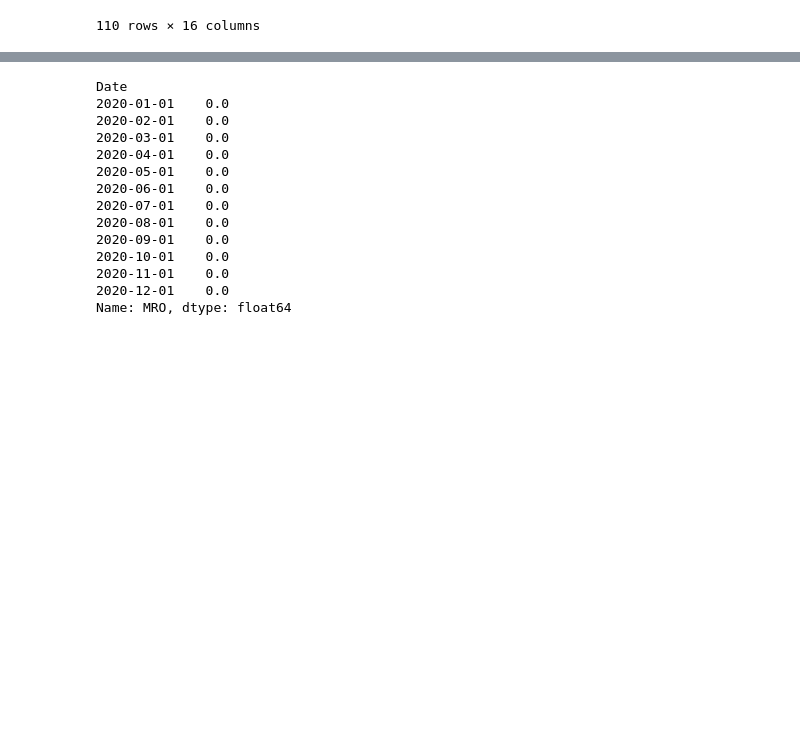
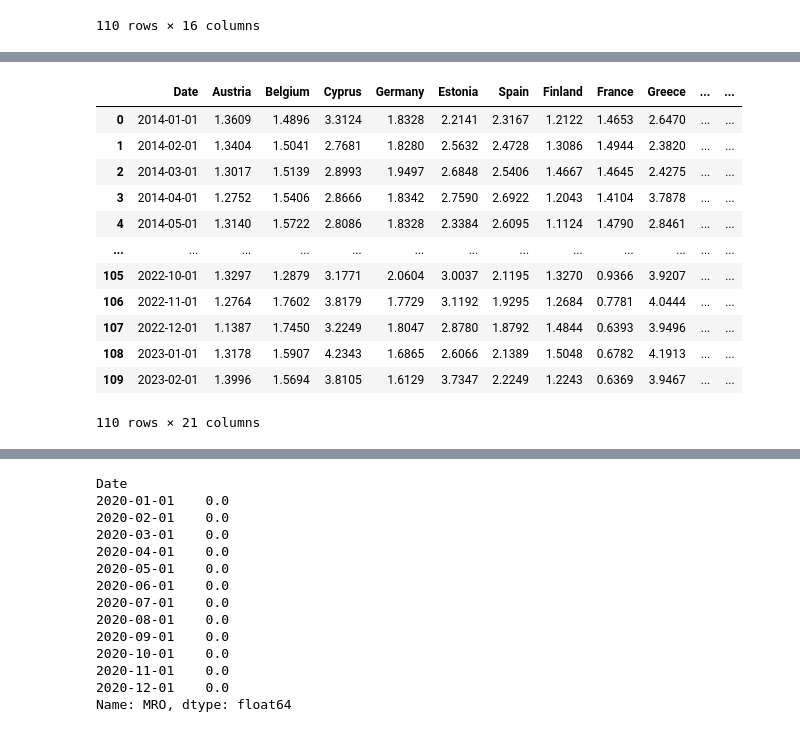
Before and after one commit to tommasograndi/Banking_research_2, a Jupyter notebook: script.ipynb, the cells around one changed output, grey strips where cells are left out. Cells and saved outputs as stored; diff of their text form; code cells hidden in the pictures; blank space fills up the shorter version.

```diff
--- a/script.ipynb
+++ b/script.ipynb
@@ -129,3 +129,21 @@ data.head()
 | 2014-03-01 | 0.25 | 2.97 | 3.16 | 3.64 | 3.18 | ... |
 | 2014-04-01 | 0.25 | 2.96 | 3.13 | 3.65 | 3.18 | ... |
 | 2014-05-01 | 0.25 | 2.90 | 3.06 | 3.60 | 3.17 | ... |
+# %%
+margins = pd.read_excel('datasets/banks_lending_margins.xls', sheet_name='Sheet1')
+margins = margins.iloc[::-1,].reset_index(drop=True)
+margins
+# %% [output]
+|  | Date | Austria | Belgium | Cyprus | Germany | Estonia | Spain | Finland | France | Greece | ... | ... |
+| 0 | 2014-01-01 | 1.3609 | 1.4896 | 3.3124 | 1.8328 | 2.2141 | 2.3167 | 1.2122 | 1.4653 | 2.6470 | ... | ... |
+| 1 | 2014-02-01 | 1.3404 | 1.5041 | 2.7681 | 1.8280 | 2.5632 | 2.4728 | 1.3086 | 1.4944 | 2.3820 | ... | ... |
+| 2 | 2014-03-01 | 1.3017 | 1.5139 | 2.8993 | 1.9497 | 2.6848 | 2.5406 | 1.4667 | 1.4645 | 2.4275 | ... | ... |
+| 3 | 2014-04-01 | 1.2752 | 1.5406 | 2.8666 | 1.8342 | 2.7590 | 2.6922 | 1.2043 | 1.4104 | 3.7878 | ... | ... |
+| 4 | 2014-05-01 | 1.3140 | 1.5722 | 2.8086 | 1.8328 | 2.3384 | 2.6095 | 1.1124 | 1.4790 | 2.8461 | ... | ... |
+| ... | ... | ... | ... | ... | ... | ... | ... | ... | ... | ... | ... | ... |
+| 105 | 2022-10-01 | 1.3297 | 1.2879 | 3.1771 | 2.0604 | 3.0037 | 2.1195 | 1.3270 | 0.9366 | 3.9207 | ... | ... |
+| 106 | 2022-11-01 | 1.2764 | 1.7602 | 3.8179 | 1.7729 | 3.1192 | 1.9295 | 1.2684 | 0.7781 | 4.0444 | ... | ... |
+| 107 | 2022-12-01 | 1.1387 | 1.7450 | 3.2249 | 1.8047 | 2.8780 | 1.8792 | 1.4844 | 0.6393 | 3.9496 | ... | ... |
+| 108 | 2023-01-01 | 1.3178 | 1.5907 | 4.2343 | 1.6865 | 2.6066 | 2.1389 | 1.5048 | 0.6782 | 4.1913 | ... | ... |
+| 109 | 2023-02-01 | 1.3996 | 1.5694 | 3.8105 | 1.6129 | 3.7347 | 2.2249 | 1.2243 | 0.6369 | 3.9467 | ... | ... |
+110 rows × 21 columns
```
Also changed, not shown: parts of 3 cells of this notebook.
